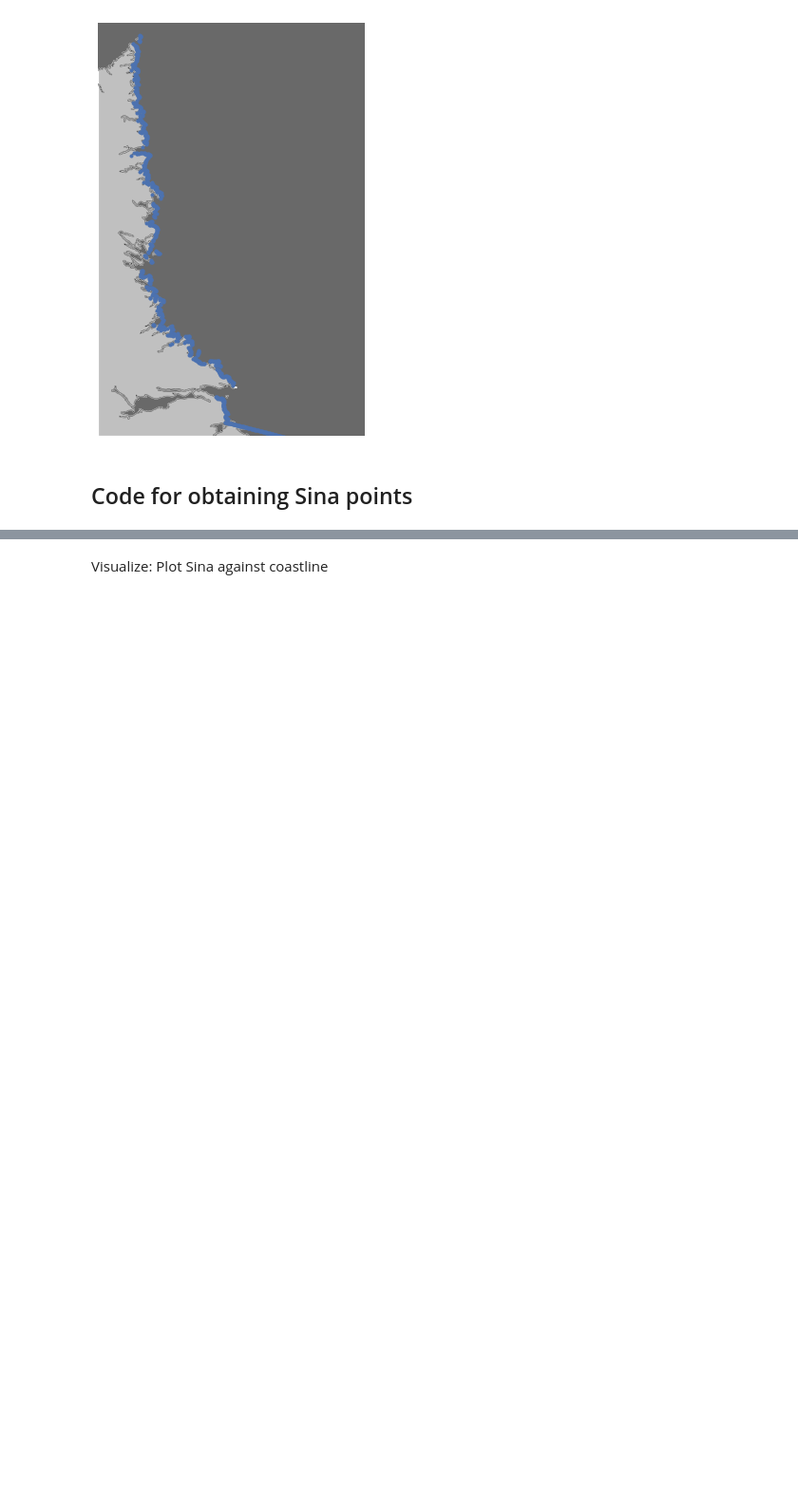
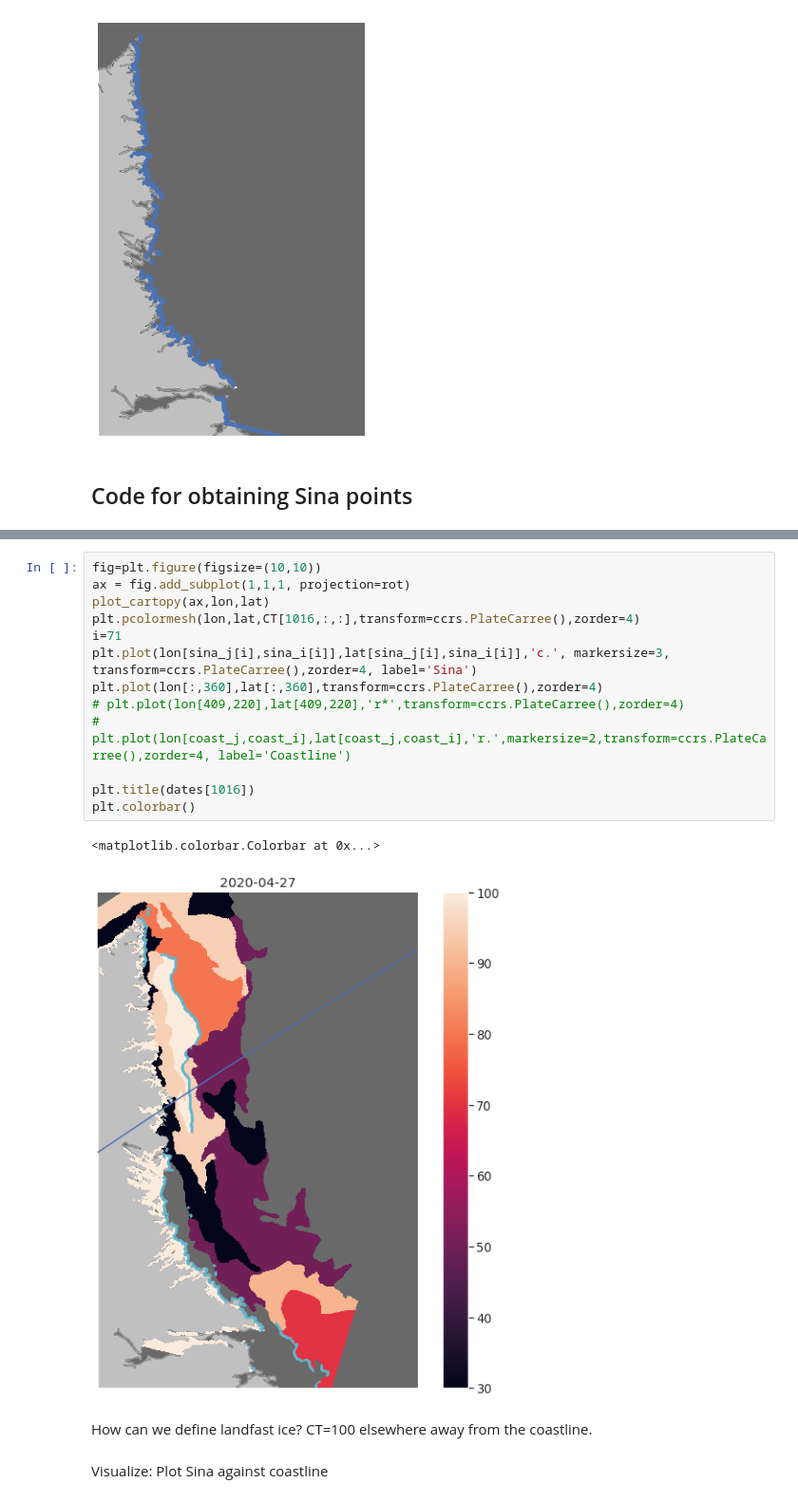
Before and after one commit to maynwang/CIS, a Jupyter notebook: landfast_new.ipynb, the cells around one changed output, grey strips where cells are left out. Shown at 95% size. Saved outputs shown, nothing was run; the diff lists cells and outputs as text; blank space fills up the shorter version.

```diff
--- a/landfast_new.ipynb
+++ b/landfast_new.ipynb
@@ -168,2 +210,20 @@ for yr in years_unique:
+# %%
+fig=plt.figure(figsize=(10,10))
+ax = fig.add_subplot(1,1,1, projection=rot)
+plot_cartopy(ax,lon,lat)
+plt.pcolormesh(lon,lat,CT[1016,:,:],transform=ccrs.PlateCarree(),zorder=4)
+i=71
+plt.plot(lon[sina_j[i],sina_i[i]],lat[sina_j[i],sina_i[i]],'c.', markersize=3, transform=ccrs.PlateCarree(),zorder=4, label='Sina')
+plt.plot(lon[:,360],lat[:,360],transform=ccrs.PlateCarree(),zorder=4)
+# plt.plot(lon[409,220],lat[409,220],'r*',transform=ccrs.PlateCarree(),zorder=4)
+# plt.plot(lon[coast_j,coast_i],lat[coast_j,coast_i],'r.',markersize=2,transform=ccrs.PlateCarree(),zorder=4, label='Coastline')
+
+plt.title(dates[1016])
+plt.colorbar()
+# %% [output]
+<matplotlib.colorbar.Colorbar at 0x...>
+[figure, added]
+# %% [markdown]
+How can we define landfast ice? CT=100 elsewhere away from the coastline.
 # %% [markdown]
 Visualize: Plot Sina against coastline
```
Also changed, not shown: parts of 13 cells of this notebook, 1 other file.
